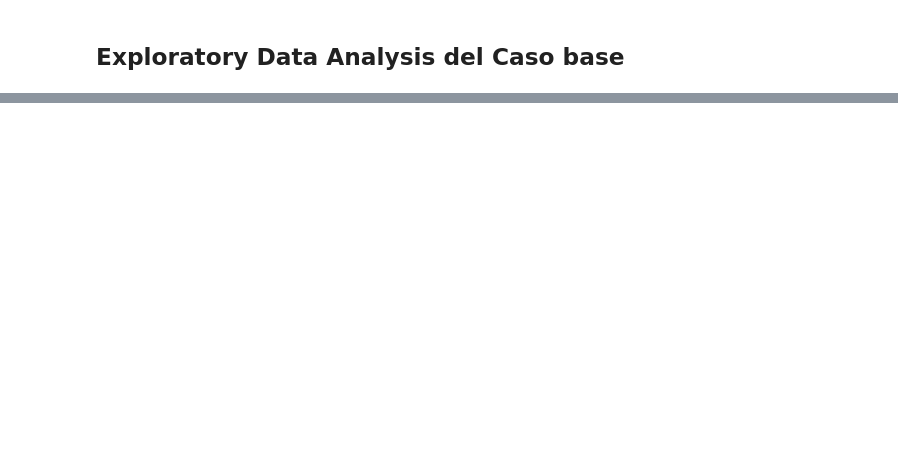
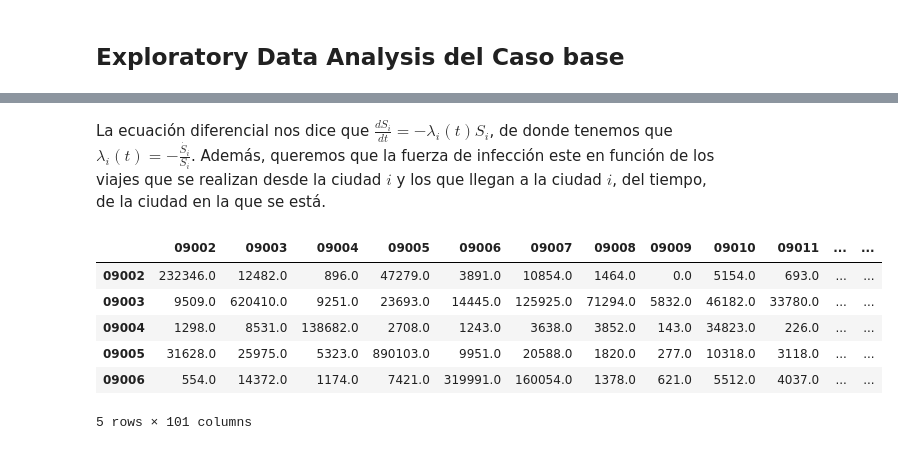
Before and after one commit to edtrelo/COVID19Model, a Jupyter notebook: src/model/EDA.ipynb, the cells around one changed output, grey strips where cells are left out. Drawn from its saved outputs; the diff is of its cells as text; code cells hidden in the pictures; blank space fills up the shorter version.

```diff
--- a/src/model/EDA.ipynb
+++ b/src/model/EDA.ipynb
@@ -16,0 +201,2 @@ casos
+# %% [markdown]
+La ecuación diferencial nos dice que $\frac{dS_i}{dt} = -\lambda_i(t)S_i$, de donde tenemos que $\lambda_i(t) = -\frac{\dot{S_i}}{S_i}$. Además, queremos que la fuerza de infección este en función de los viajes que se realizan desde la ciudad $i$ y los que llegan a la ciudad $i$, del tiempo, de la ciudad en la que se está.
@@ -16,0 +205,9 @@ casos
+# %%
+es = pd.read_csv("D:/Edgar Trejo/Universidad/BioMatematica/Modeling COVID-19 Spreading in the ZMVM/data/cleandata/viajes/viajes_entre_semana_por_cve_umun_2020.csv",
+                index_col = 0, dtype = {'origen':str})
+
+s = pd.read_csv("D:/Edgar Trejo/Universidad/BioMatematica/Modeling COVID-19 Spreading in the ZMVM/data/cleandata/viajes/viajes_sabado_por_cve_umun_2017.csv",
+                index_col = 0, dtype = {'origen':str})
+
+d = pd.read_csv("D:/Edgar Trejo/Universidad/BioMatematica/Modeling COVID-19 Spreading in the ZMVM/data/cleandata/viajes/viajes_domingo_por_cve_umun_2017.csv",
+                index_col = 0, dtype = {'origen':str})
@@ -16,0 +216,32 @@ casos
+# %%
+dfs = []
+
+for t in range(95):
+    wd = (fecha_inicio.weekday() + t) % 7
+    if wd == 5:  #sábado
+        df = s.copy()
+    elif wd == 6: #domingo
+        df = d.copy()
+    else:
+        df = es.copy()
+
+    if t > inicio_red:
+        df = df.multiply(r)
+
+    df = pd.concat([df, df.T], axis = 1)
+
+    df['t'] = t
+    df['i'] = range(47)
+    df['f'] = 0.9
+    df['Ia'] = range(47)
+    df['Im'] = range(47)
+    df['Ip'] = range(47)
+    df['y'] = range(47)
+
+    for i in range(47):
+        df.iloc[i, -4] = Ia(t, i)
+        df.iloc[i, -3] = Im(t, i)
+        df.iloc[i, -2] = Ip(t, i)
+        df.iloc[i, -1] = λ(t, i)
+
+    dfs.append(df)
@@ -16,0 +250,10 @@ casos
+# %%
+main.head()
+# %% [output]
+|  | 09002 | 09003 | 09004 | 09005 | 09006 | 09007 | 09008 | 09009 | 09010 | 09011 | ... | ... |
+| 09002 | 232346.0 | 12482.0 | 896.0 | 47279.0 | 3891.0 | 10854.0 | 1464.0 | 0.0 | 5154.0 | 693.0 | ... | ... |
+| 09003 | 9509.0 | 620410.0 | 9251.0 | 23693.0 | 14445.0 | 125925.0 | 71294.0 | 5832.0 | 46182.0 | 33780.0 | ... | ... |
+| 09004 | 1298.0 | 8531.0 | 138682.0 | 2708.0 | 1243.0 | 3638.0 | 3852.0 | 143.0 | 34823.0 | 226.0 | ... | ... |
+| 09005 | 31628.0 | 25975.0 | 5323.0 | 890103.0 | 9951.0 | 20588.0 | 1820.0 | 277.0 | 10318.0 | 3118.0 | ... | ... |
+| 09006 | 554.0 | 14372.0 | 1174.0 | 7421.0 | 319991.0 | 160054.0 | 1378.0 | 621.0 | 5512.0 | 4037.0 | ... | ... |
+5 rows × 101 columns
```
Also changed, not shown: parts of 40 cells of this notebook.
